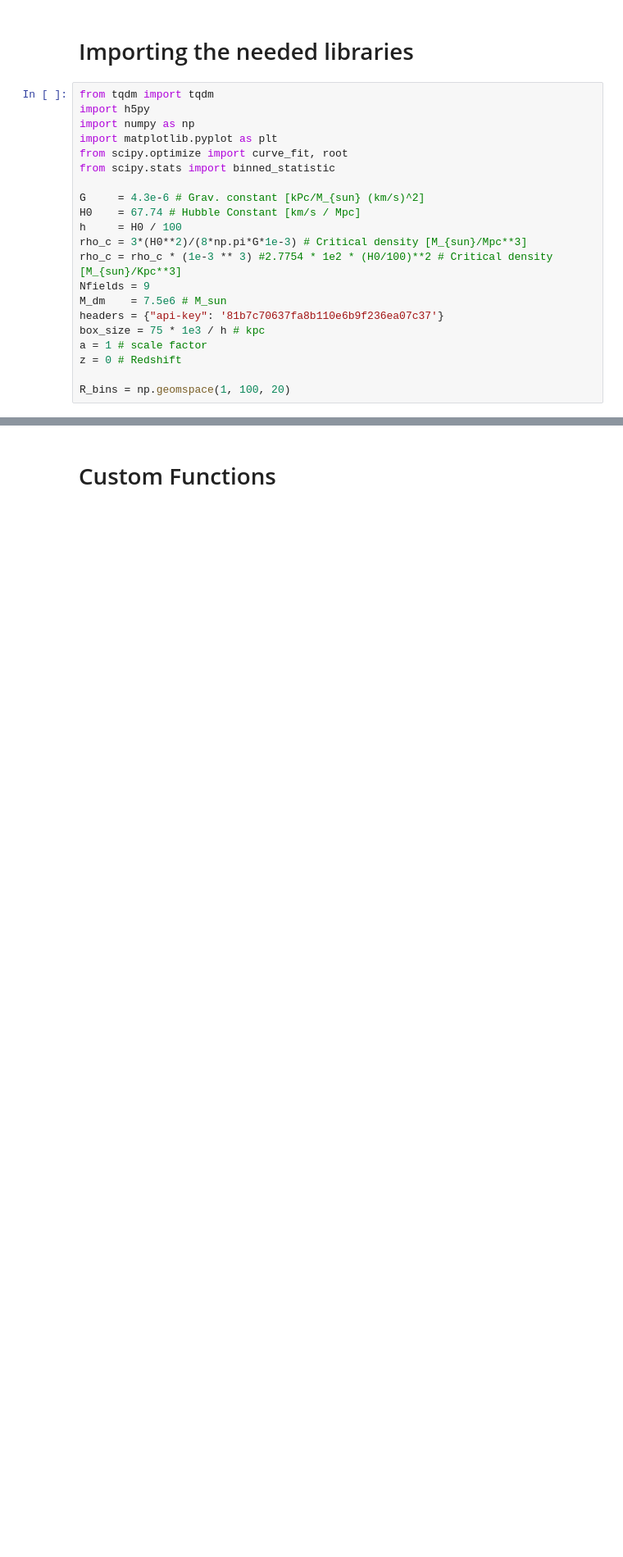
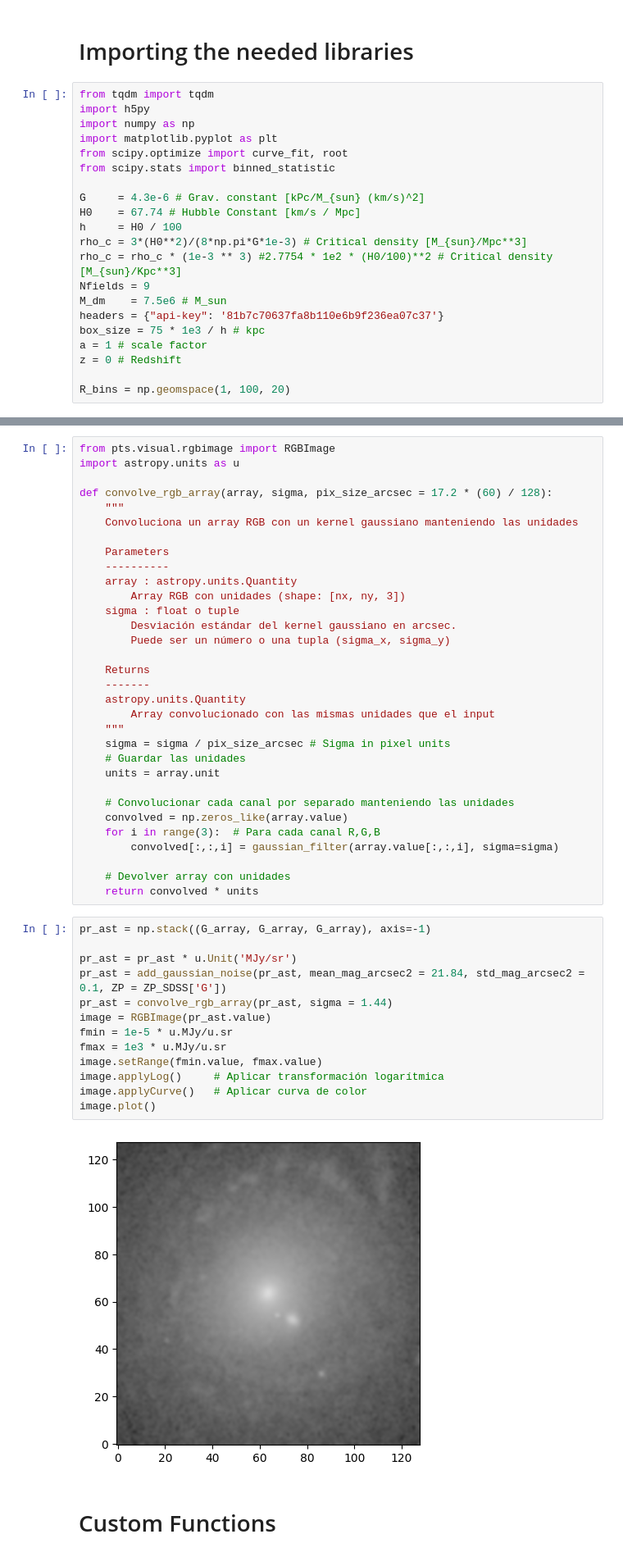
Before and after one commit to Martindelosrios/MaDaMe, a Jupyter notebook: codes/AnalysisProps.ipynb, the cells around one changed output, grey strips where cells are left out. Shown at 82% size. Saved outputs shown, nothing was run; the diff lists cells and outputs as text; blank space fills up the shorter version.

```diff
--- a/codes/AnalysisProps.ipynb
+++ b/codes/AnalysisProps.ipynb
@@ -24,3 +154,50 @@ R_bins = np.geomspace(1, 100, 20)
+# %%
+from pts.visual.rgbimage import RGBImage
+import astropy.units as u
+
+def convolve_rgb_array(array, sigma, pix_size_arcsec = 17.2 * (60) / 128):
+    """
+    Convoluciona un array RGB con un kernel gaussiano manteniendo las unidades
+
+    Parameters
+    ----------
+    array : astropy.units.Quantity
+        Array RGB con unidades (shape: [nx, ny, 3])
+    sigma : float o tuple
+        Desviación estándar del kernel gaussiano en arcsec.
+        Puede ser un número o una tupla (sigma_x, sigma_y)
+
+    Returns
+    -------
+    astropy.units.Quantity
+        Array convolucionado con las mismas unidades que el input
+    """
+    sigma = sigma / pix_size_arcsec # Sigma in pixel units
+    # Guardar las unidades
+    units = array.unit
+
+    # Convolucionar cada canal por separado manteniendo las unidades
+    convolved = np.zeros_like(array.value)
+    for i in range(3):  # Para cada canal R,G,B
+        convolved[:,:,i] = gaussian_filter(array.value[:,:,i], sigma=sigma)
+
+    # Devolver array con unidades
+    return convolved * units
+# %%
+pr_ast = np.stack((G_array, G_array, G_array), axis=-1)
+
+pr_ast = pr_ast * u.Unit('MJy/sr')
+pr_ast = add_gaussian_noise(pr_ast, mean_mag_arcsec2 = 21.84, std_mag_arcsec2 = 0.1, ZP = ZP_SDSS['G'])
+pr_ast = convolve_rgb_array(pr_ast, sigma = 1.44)
+image = RGBImage(pr_ast.value)
+fmin = 1e-5 * u.MJy/u.sr
+fmax = 1e3 * u.MJy/u.sr
+image.setRange(fmin.value, fmax.value)
+image.applyLog()     # Aplicar transformación logarítmica
+image.applyCurve()   # Aplicar curva de color
+image.plot()
+# %% [output]
+[figure, added]
 # %% [markdown]
 # Custom Functions
 # %%
```
Also changed, not shown: parts of 5 cells of this notebook.
